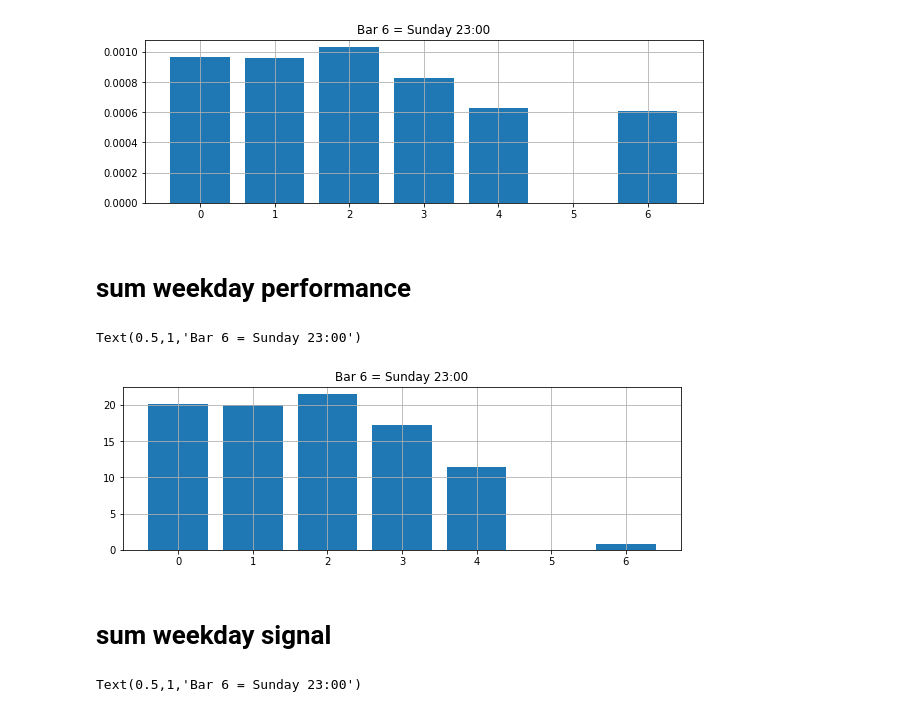
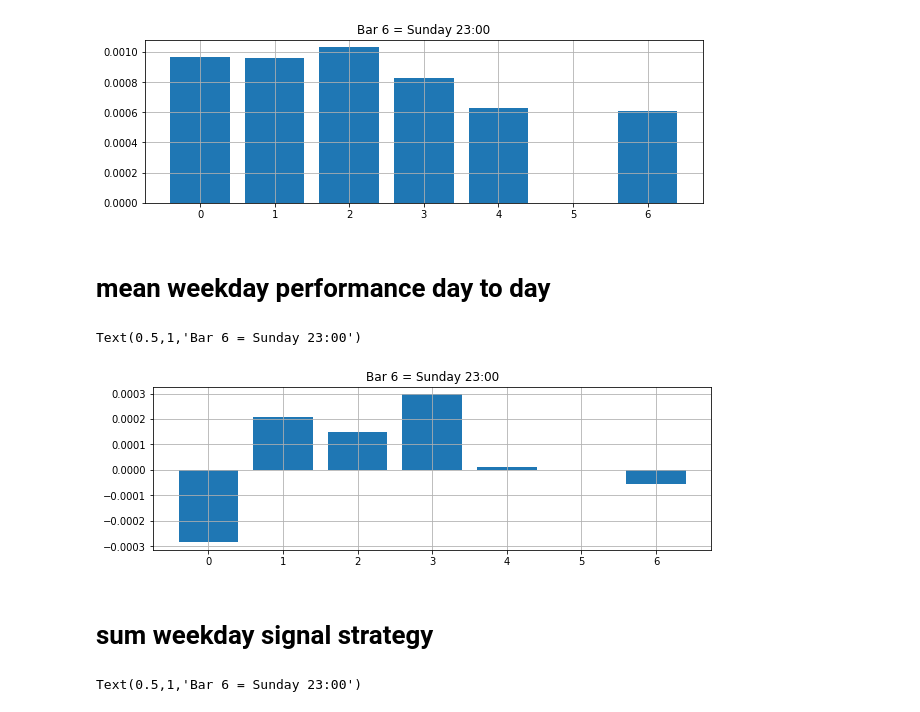
Before and after one commit to profiler84/algotrading, a Jupyter notebook: Forex.ipynb, the cells around one changed output. Cells and saved outputs as stored; diff of their text form; code cells hidden in the pictures.

```diff
--- a/Forex.ipynb
+++ b/Forex.ipynb
@@ -355,5 +355,21 @@ EURUSD_4H = EURUSD.resample('4H').agg({'OPEN': 'first',
                                  'LOW': 'min',
                                  'CLOSE': 'last'})
 
+EURUSD_D = EURUSD.resample('1D').agg({'OPEN': 'first',
+                                 'HIGH': 'max',
+                                 'LOW': 'min',
+                                 'CLOSE': 'last'})
+EURUSD_D = EURUSD_D.dropna().pct_change().dropna()
+EURUSD_D['Weekday'] = EURUSD_D.index.weekday
+EURUSD_D['Month'] = EURUSD_D.index.month
+EURUSD_D['DayMonth'] = EURUSD_D.index.day
+
+EURUSD_M = EURUSD.resample('1M').agg({'OPEN': 'first',
+                                 'HIGH': 'max',
+                                 'LOW': 'min',
+                                 'CLOSE': 'last'})
+EURUSD_M = EURUSD_D.dropna().pct_change().dropna()
+EURUSD_M['Month'] = EURUSD_M.index.month
+
 EURUSD_1H = EURUSD_1H.dropna()
 EURUSD_4H = EURUSD_4H.dropna()
@@ -640,19 +673,19 @@ plt.title('Bar 6 = Sunday 23:00')
 # %% [output]
 Text(0.5,1,'Bar 6 = Sunday 23:00')
 [figure]
+# %% [markdown]
+# mean weekday performance day to day
+# %%
+bars = EURUSD_D.groupby(['Weekday'])['CLOSE'].mean()
+plt.rc("figure",figsize=(10,3))
+plt.bar(bars.index,bars)
+plt.grid()
+plt.title('Bar 6 = Sunday 23:00')
+# %% [output]
+Text(0.5,1,'Bar 6 = Sunday 23:00')
+[figure, added]
 # %% [markdown]
-# sum weekday performance
+# sum weekday signal strategy
-# %%
-bars = data_merged.groupby(['Weekday'])['pct_change'].sum()
-plt.rc("figure",figsize=(10,3))
-plt.bar(bars.index,bars)
-plt.grid()
-plt.title('Bar 6 = Sunday 23:00')
-# %% [output]
-Text(0.5,1,'Bar 6 = Sunday 23:00')
-[figure, removed]
-# %% [markdown]
-# sum weekday signal
 # %%
 bars = data_merged.groupby(['Weekday'])['signal'].sum()
 plt.rc("figure",figsize=(10,3))
```
Also changed, not shown: parts of 9 cells of this notebook.
